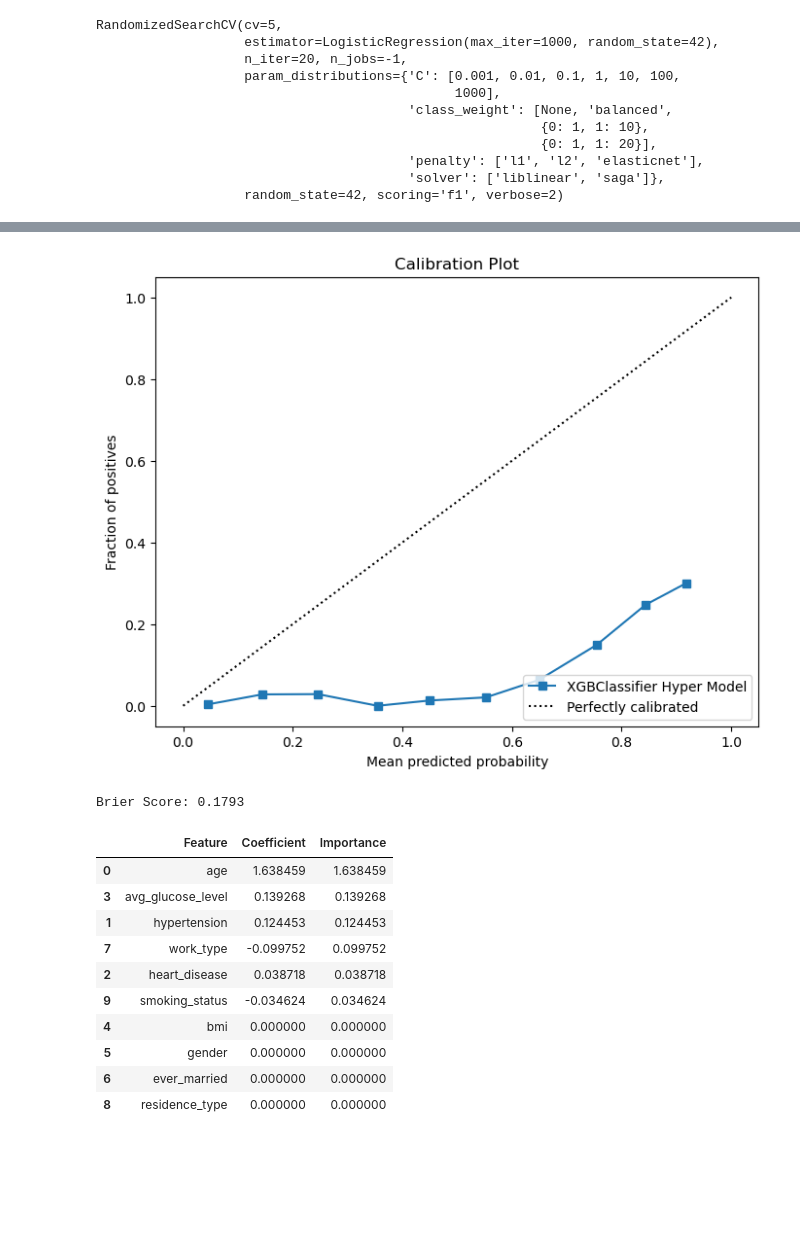
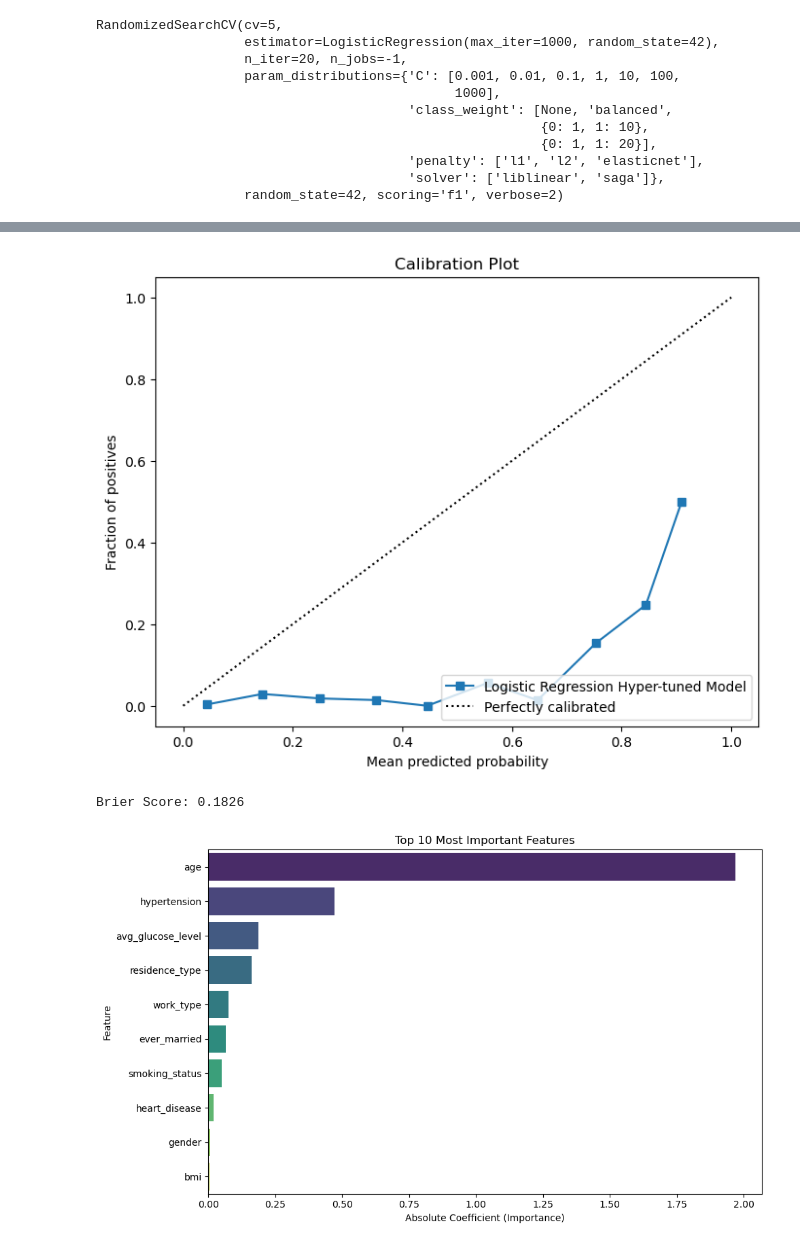
Before and after one commit to Niklauzi/stroke-prediction-classification, a Jupyter notebook: stroke-prediction-classification.ipynb, the cells around one changed output, grey strips where cells are left out. Saved outputs shown, nothing was run; the diff lists cells and outputs as text; code cells hidden in the pictures; blank space fills up the shorter version.

Commit message:
Added Best model(logistic regression)

```diff
--- a/stroke-prediction-classification.ipynb
+++ b/stroke-prediction-classification.ipynb
@@ -709,4 +659,5 @@ X_train, X_test, y_train, y_test = train_test_split(X, y, test_size=0.2, random_
 # %%
-numerical_cols = ['age', 'hypertension', 'heart_disease', 'avg_glucose_level', 'bmi']
+numerical_cols = X_train.select_dtypes(include=['int64', 'float64']).columns.tolist()
+# numerical_cols = ['age', 'avg_glucose_level', 'bmi']
 numerical_cols
 # %% [output]
@@ -713,0 +665,3 @@ numerical_cols
+# %%
+categorical_cols = X_train.select_dtypes(include=['object', 'category']).columns.tolist()
+categorical_cols
@@ -907,13 +869,13 @@ RandomizedSearchCV(cv=5,
                                         'solver': ['liblinear', 'saga']},
                    random_state=42, scoring='f1', verbose=2)
 # %%
-print("✅ Best Params:", lr_search.best_params_)
-print("🎯 Best F1 Score (CV):", lr_search.best_score_)
+print("Best Params:", lr_search.best_params_)
+print("Best F1 Score (CV):", lr_search.best_score_)
 
 # Predict on test data
-best_model = lr_search.best_estimator_
-y_pred = best_model.predict(X_test_processed)
-print(classification_report(y_test, y_pred))
-print(confusion_matrix(y_test, y_pred))
-plot_confusion_matrix(y_test, y_pred, 'LRTuned')
+lr_best_model = lr_search.best_estimator_
+lrhp_ypred = lr_best_model.predict(X_test_processed)
+print(classification_report(y_test, lrhp_ypred))
+print(confusion_matrix(y_test, lrhp_ypred))
+plot_confusion_matrix(y_test, lrhp_ypred, 'Logistic regression hyper-tuned')
 # %% [output]
@@ -935,7 +907,7 @@ weighted avg       0.94      0.71      0.79      1022
 # 1 ROC-Curve
 
 # Predicted probabilities
-y_pred_proba = best_model.predict_proba(X_test_processed)[:, 1]
+y_pred_proba = lr_best_model.predict_proba(X_test_processed)[:, 1]
 
 # ROC Curve
 fpr, tpr, thresholds = roc_curve(y_test, y_pred_proba)
@@ -969,22 +941,22 @@ plt.show()
 # %%
 # 3. Calibration Plot and Brier score
 fraction_of_positives, mean_predicted_value = calibration_curve(y_test, y_pred_proba, n_bins=10)
 plt.figure(figsize=(8,6))
-plt.plot(mean_predicted_value, fraction_of_positives, "s-", label="XGBClassifier Hyper Model")
+plt.plot(mean_predicted_value, fraction_of_positives, "s-", label="Logistic Regression Hyper-tuned Model")
 plt.plot([0, 1], [0, 1], "k:", label="Perfectly calibrated")
 plt.xlabel("Mean predicted probability")
 plt.ylabel("Fraction of positives")
 plt.title("Calibration Plot")
 plt.legend(loc="lower right")
 plt.show()
 
 # Importing brier score
 from sklearn.metrics import brier_score_loss
 
 # Computing Brier Score
 brier_score = brier_score_loss(y_test, y_pred_proba)
 print(f"Brier Score: {brier_score:.4f}")
 # %% [output]
-[figure, old version]
+[figure, new version]
-Brier Score: 0.1793
+Brier Score: 0.1826
 # %%
@@ -992,28 +964,27 @@ feature_names=X_train2.columns
 # %%
 # Feature importance
 
-
-
-# Get coefficients
-coefs = best_model.coef_[0]
+# coefficients
+coefs = lr.coef_[0]
 
 # Pair feature names with their absolute coefficients
 importance_df = pd.DataFrame({
-    'Feature': feature_names,
+    'Feature': X_train.columns,
     'Coefficient': coefs,
     'Importance': np.abs(coefs)
 }).sort_values(by='Importance', ascending=False)
 
-importance_df.head(10)  # Top 10 features
+plt.figure(figsize=(10, 6))
+sns.barplot(
+    x='Importance',
+    y='Feature',
+    data=importance_df,  # Top 10 most important features
+    palette='viridis'
+)
+plt.title('Top 10 Most Important Features')
+plt.xlabel('Absolute Coefficient (Importance)')
+plt.ylabel('Feature')
+plt.tight_layout()
+plt.show()
 # %% [output]
-|  | Feature | Coefficient | Importance |
-| 0 | age | 1.638459 | 1.638459 |
-| 3 | avg_glucose_level | 0.139268 | 0.139268 |
-| 1 | hypertension | 0.124453 | 0.124453 |
-| 7 | work_type | -0.099752 | 0.099752 |
-| 2 | heart_disease | 0.038718 | 0.038718 |
-| 9 | smoking_status | -0.034624 | 0.034624 |
-| 4 | bmi | 0.000000 | 0.000000 |
-| 5 | gender | 0.000000 | 0.000000 |
-| 6 | ever_married | 0.000000 | 0.000000 |
-| 8 | residence_type | 0.000000 | 0.000000 |
+[figure, added]
```
Also changed, not shown: parts of 46 cells of this notebook, 3 other files.
